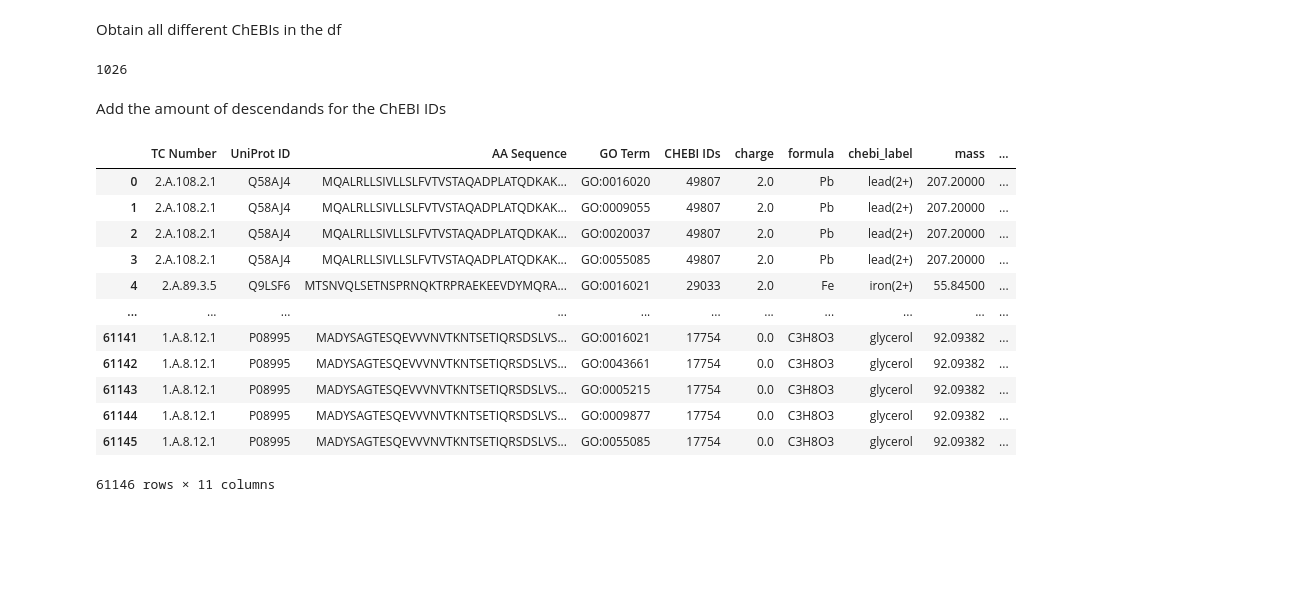
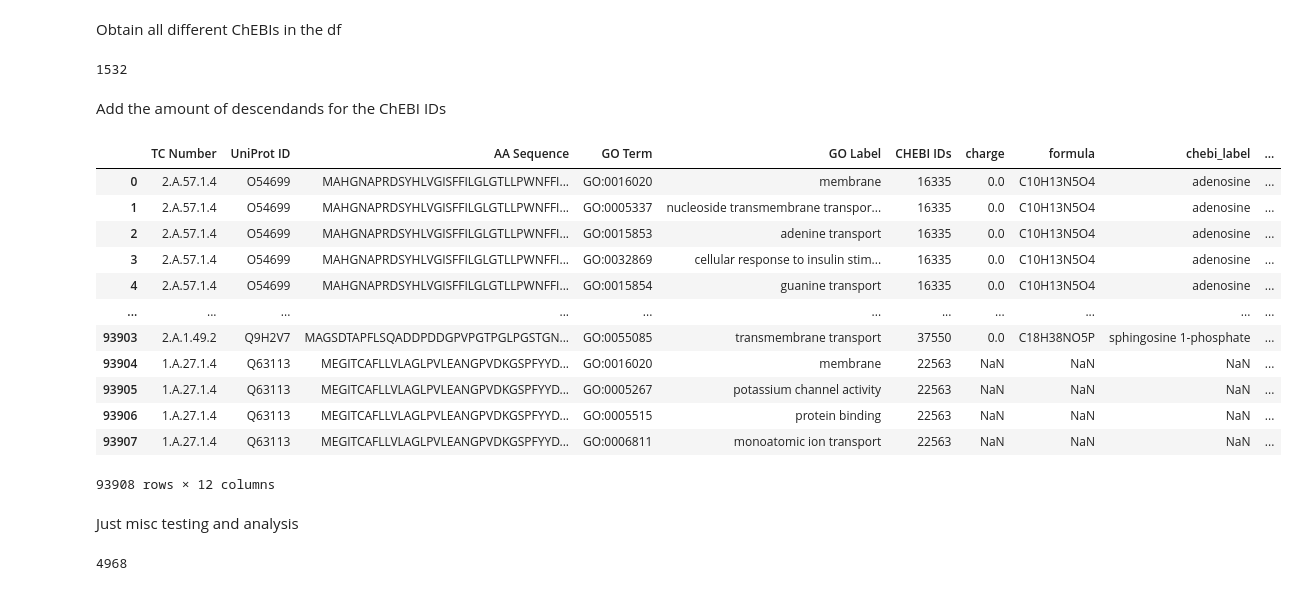
Before and after one commit to blandro/metabolite-transporter-annotation, a Jupyter notebook: main.ipynb, the cells around one changed output. Saved outputs shown, nothing was run; the diff lists cells and outputs as text; code cells hidden in the pictures; blank space fills up the shorter version.

```diff
--- a/main.ipynb
+++ b/main.ipynb
@@ -243,7 +243,11 @@ df_chebi_info
 # %% [markdown]
 Alternatively, without using the filter at all....
 # %%
-# df_chebi_info = df_merged.merge(chebi_df, left_on="ChEBI Primary IDs", right_on="chebi_primary", how="left")
+chebi_df = pd.read_csv("chebi_data\chebiDf.tsv", sep="\t")
+chebi_df["chebi"] = chebi_df["chebi"].str.extract(r"CHEBI_(\d+)").astype(int)
+chebi_df = chebi_df.drop(columns=["inchi", "inchikey"])
+chebi_df.loc[:, "chebi_primary"] = chebi_df["chebi"].apply(get_primary_id)
+
 df_chebi_info = df_merged.merge(chebi_df, left_on="CHEBI IDs", right_on="chebi_primary", how="left")
 df_chebi_info.rename(columns={"label":"chebi_label"}, inplace=True)
 df_chebi_info
@@ -274,12 +298,13 @@ Next up, removing all instances from the df where there is no info to get on the
 # %%
-valid_chebis = chebi_df["chebi"]
-# df_chebi_info_filtered = df_chebi_info[df_chebi_info["ChEBI Primary IDs"].isin(valid_chebis)]
-df_chebi_info_filtered = df_chebi_info[df_chebi_info["CHEBI IDs"].isin(valid_chebis)]
+# valid_chebis = chebi_df["chebi"]
+# df_chebi_info_filtered = df_chebi_info[df_chebi_info["CHEBI IDs"].isin(valid_chebis)]
 
 # Some quick deletions and rearranging of the df, to make it more tidy
-df_chebi_info_filtered = df_chebi_info_filtered.drop(columns=["chebi", "chebi_primary"])
+# df_chebi_info_filtered = df_chebi_info_filtered.drop(columns=["chebi", "chebi_primary"]) # This one is connected to the two lines above
+df_chebi_info_filtered = df_chebi_info.drop(columns=["chebi", "chebi_primary"]) # This when not removing non-specific chebis
+
 column_to_move = df_chebi_info_filtered.pop("CHEBI IDs")
-df_chebi_info_filtered.insert(4, "CHEBI IDs", column_to_move)
+df_chebi_info_filtered.insert(5, "CHEBI IDs", column_to_move)
 
 df_chebi_info_filtered = df_chebi_info_filtered.reset_index(drop=True)
 # df_chebi_info_filtered.to_csv("tcdb_data_chebi.csv", index=False)
@@ -316,7 +329,7 @@ Obtain all different ChEBIs in the df
 chebis = set(df_chebi_info_filtered["CHEBI IDs"])
 len(chebis)
 # %% [output]
-1026
+1532
 # %% [markdown]
 Add the amount of descendands for the ChEBI IDs
 # %%
@@ -324,25 +337,37 @@ with open("chebi_data/hierarchy_chebi.pkl", "rb") as f:
     G = pickle.load(f)
 
 def get_all_descendants_count(node):
-    return len(nx.descendants(G, node))
+    try:
+        return len(list(nx.descendants(G, node)))
+    except nx.NetworkXError:
+        return -1
+    # return len(nx.descendants(G, node))
 # %%
 df_chebi_info_filtered["CHEBI IDs"] = pd.to_numeric(df_chebi_info_filtered["CHEBI IDs"], errors="raise")
+df_chebi_info_filtered["CHEBI IDs"] = df_chebi_info_filtered["CHEBI IDs"].apply(get_primary_id)
 df_chebi_info_filtered["ChEBI Descendants"] = df_chebi_info_filtered["CHEBI IDs"].apply(get_all_descendants_count)
-df_chebi_info_filtered.to_csv("tcdb_df.csv", index=False)
+# df_chebi_info_filtered.to_csv("tcdb_df_nofilter.csv", index=False)
 df_chebi_info_filtered
 # %% [output]
-|  | TC Number | UniProt ID | AA Sequence | GO Term | CHEBI IDs | charge | formula | chebi_label | mass | ... |
-| 0 | 2.A.108.2.1 | Q58AJ4 | MQALRLLSIVLLSLFVTVSTAQADPLATQDKAK... | GO:0016020 | 49807 | 2.0 | Pb | lead(2+) | 207.20000 | ... |
-| 1 | 2.A.108.2.1 | Q58AJ4 | MQALRLLSIVLLSLFVTVSTAQADPLATQDKAK... | GO:0009055 | 49807 | 2.0 | Pb | lead(2+) | 207.20000 | ... |
-| 2 | 2.A.108.2.1 | Q58AJ4 | MQALRLLSIVLLSLFVTVSTAQADPLATQDKAK... | GO:0020037 | 49807 | 2.0 | Pb | lead(2+) | 207.20000 | ... |
-| 3 | 2.A.108.2.1 | Q58AJ4 | MQALRLLSIVLLSLFVTVSTAQADPLATQDKAK... | GO:0055085 | 49807 | 2.0 | Pb | lead(2+) | 207.20000 | ... |
-| 4 | 2.A.89.3.5 | Q9LSF6 | MTSNVQLSETNSPRNQKTRPRAEKEEVDYMQRA... | GO:0016021 | 29033 | 2.0 | Fe | iron(2+) | 55.84500 | ... |
+|  | TC Number | UniProt ID | AA Sequence | GO Term | GO Label | CHEBI IDs | charge | formula | chebi_label | ... |
+| 0 | 2.A.57.1.4 | O54699 | MAHGNAPRDSYHLVGISFFILGLGTLLPWNFFI... | GO:0016020 | membrane | 16335 | 0.0 | C10H13N5O4 | adenosine | ... |
+| 1 | 2.A.57.1.4 | O54699 | MAHGNAPRDSYHLVGISFFILGLGTLLPWNFFI... | GO:0005337 | nucleoside transmembrane transpor... | 16335 | 0.0 | C10H13N5O4 | adenosine | ... |
+| 2 | 2.A.57.1.4 | O54699 | MAHGNAPRDSYHLVGISFFILGLGTLLPWNFFI... | GO:0015853 | adenine transport | 16335 | 0.0 | C10H13N5O4 | adenosine | ... |
+| 3 | 2.A.57.1.4 | O54699 | MAHGNAPRDSYHLVGISFFILGLGTLLPWNFFI... | GO:0032869 | cellular response to insulin stim... | 16335 | 0.0 | C10H13N5O4 | adenosine | ... |
+| 4 | 2.A.57.1.4 | O54699 | MAHGNAPRDSYHLVGISFFILGLGTLLPWNFFI... | GO:0015854 | guanine transport | 16335 | 0.0 | C10H13N5O4 | adenosine | ... |
 | ... | ... | ... | ... | ... | ... | ... | ... | ... | ... | ... |
-| 61141 | 1.A.8.12.1 | P08995 | MADYSAGTESQEVVVNVTKNTSETIQRSDSLVS... | GO:0016021 | 17754 | 0.0 | C3H8O3 | glycerol | 92.09382 | ... |
-| 61142 | 1.A.8.12.1 | P08995 | MADYSAGTESQEVVVNVTKNTSETIQRSDSLVS... | GO:0043661 | 17754 | 0.0 | C3H8O3 | glycerol | 92.09382 | ... |
-| 61143 | 1.A.8.12.1 | P08995 | MADYSAGTESQEVVVNVTKNTSETIQRSDSLVS... | GO:0005215 | 17754 | 0.0 | C3H8O3 | glycerol | 92.09382 | ... |
-| 61144 | 1.A.8.12.1 | P08995 | MADYSAGTESQEVVVNVTKNTSETIQRSDSLVS... | GO:0009877 | 17754 | 0.0 | C3H8O3 | glycerol | 92.09382 | ... |
-| 61145 | 1.A.8.12.1 | P08995 | MADYSAGTESQEVVVNVTKNTSETIQRSDSLVS... | GO:0055085 | 17754 | 0.0 | C3H8O3 | glycerol | 92.09382 | ... |
+| 93903 | 2.A.1.49.2 | Q9H2V7 | MAGSDTAPFLSQADDPDDGPVPGTPGLPGSTGN... | GO:0055085 | transmembrane transport | 37550 | 0.0 | C18H38NO5P | sphingosine 1-phosphate | ... |
+| 93904 | 1.A.27.1.4 | Q63113 | MEGITCAFLLVLAGLPVLEANGPVDKGSPFYYD... | GO:0016020 | membrane | 22563 | NaN | NaN | NaN | ... |
+| 93905 | 1.A.27.1.4 | Q63113 | MEGITCAFLLVLAGLPVLEANGPVDKGSPFYYD... | GO:0005267 | potassium channel activity | 22563 | NaN | NaN | NaN | ... |
+| 93906 | 1.A.27.1.4 | Q63113 | MEGITCAFLLVLAGLPVLEANGPVDKGSPFYYD... | GO:0005515 | protein binding | 22563 | NaN | NaN | NaN | ... |
+| 93907 | 1.A.27.1.4 | Q63113 | MEGITCAFLLVLAGLPVLEANGPVDKGSPFYYD... | GO:0006811 | monoatomic ion transport | 22563 | NaN | NaN | NaN | ... |
-61146 rows × 11 columns
+93908 rows × 12 columns
+# %% [markdown]
+Just misc testing and analysis
 # %%
 df_chebi_info_filtered.sample(n=10).to_csv("tcdb_excerpt.csv", index=False)
+# %%
+go_gone = df_chebi_info_filtered[df_chebi_info_filtered["GO Term"].isna()]
+len(set(go_gone["TC Number"]))
+# %% [output]
+4968
```
Also changed, not shown: parts of 22 cells of this notebook, 3 other files.
